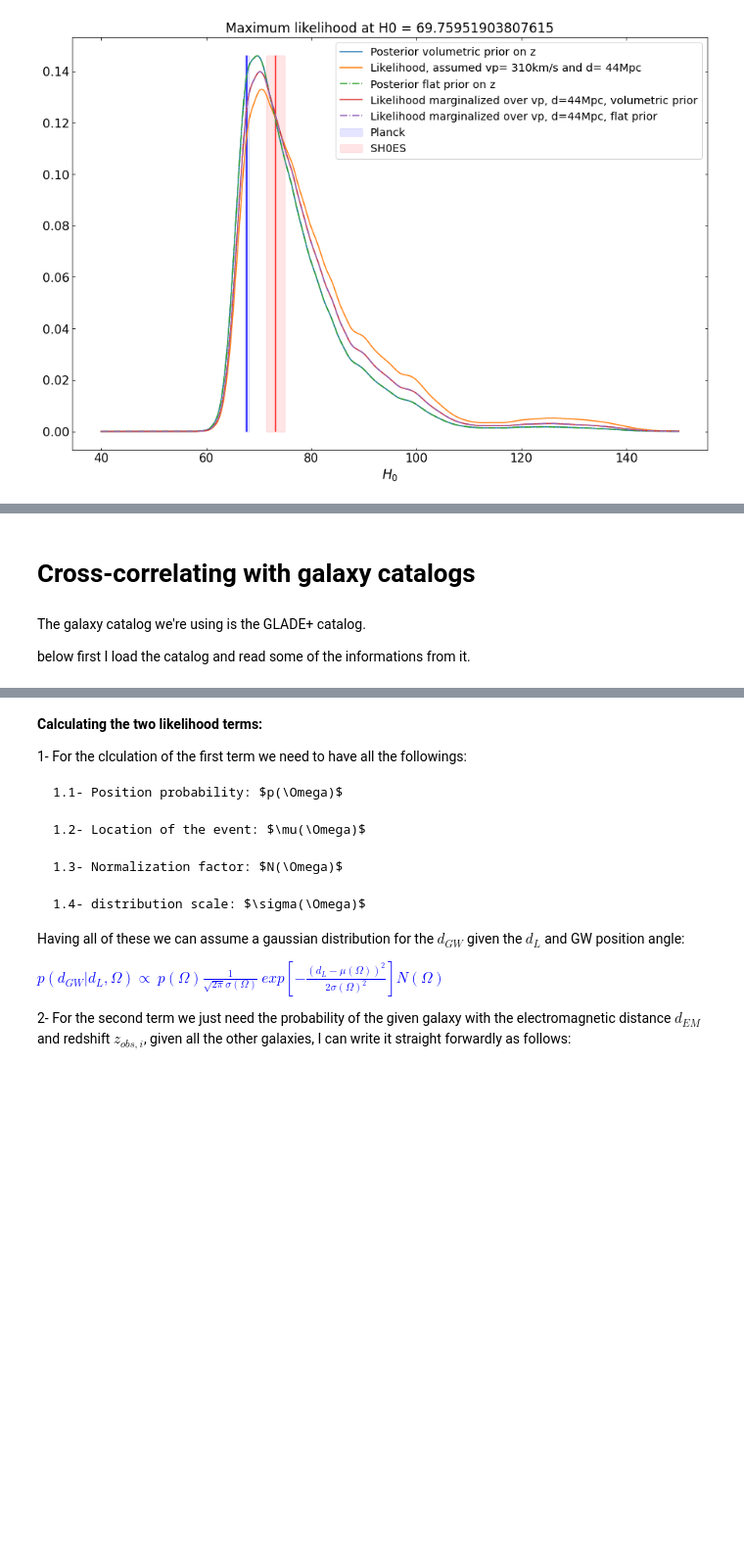
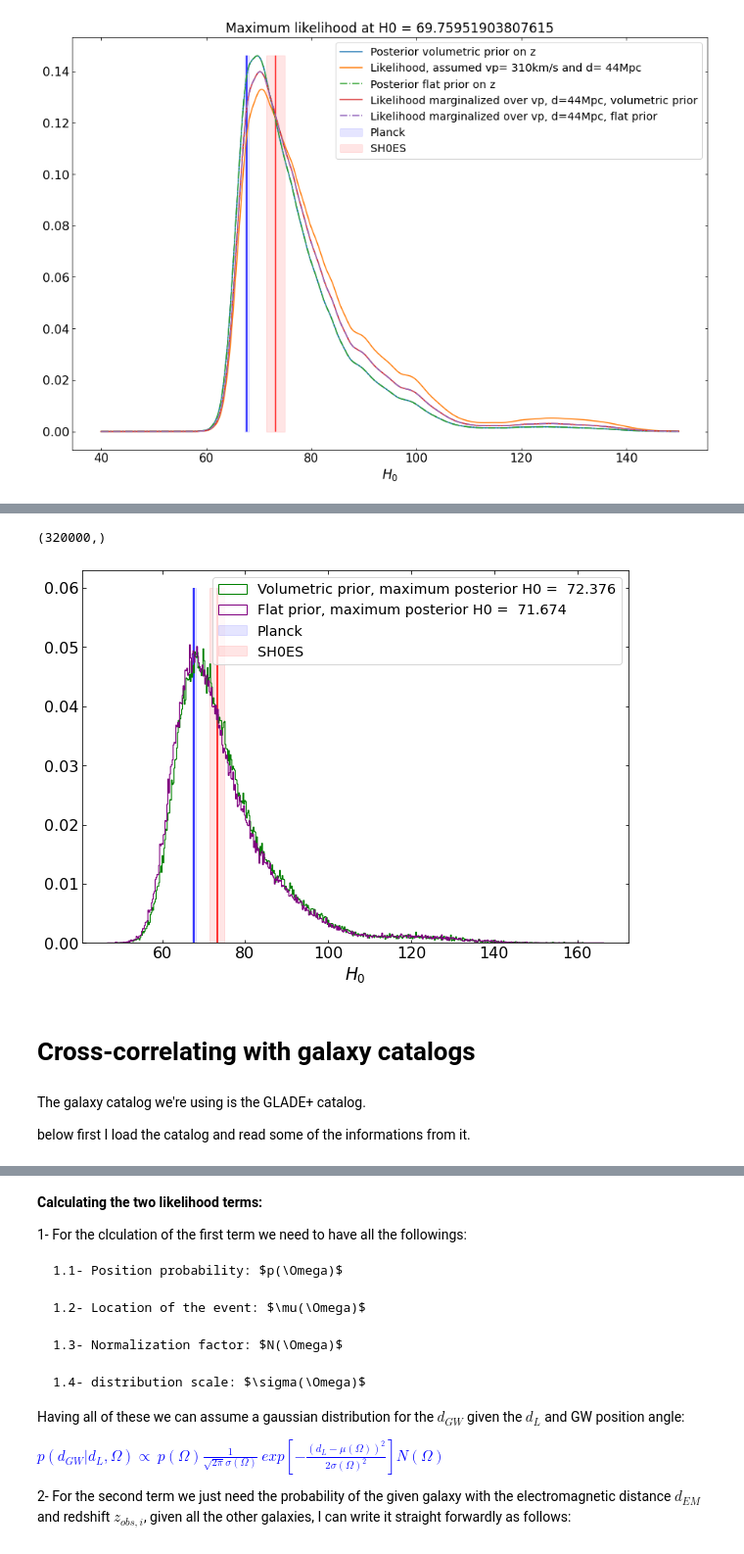
Before and after one commit to SabaEtezadRazavi/GWAstro, a Jupyter notebook: H0 estimation from GW170817 and it's optical counterpart.ipynb, the cells around one changed output, grey strips where cells are left out. Shown at 98% size. Cells and saved outputs as stored; diff of their text form; code cells hidden in the pictures; blank space fills up the shorter version.

```diff
--- a/H0 estimation from GW170817 and it's optical counterpart.ipynb
+++ b/H0 estimation from GW170817 and it's optical counterpart.ipynb
@@ -718,0 +1058,21 @@ plt.show()
+# %%
+H0,z, vp = result['x']
+print("""Maximum likelihood result:
+    H0 = {0} (truth: {1})
+    z = {2} (truth: {3})
+    vp = {4} (truth: {5})
+""".format(H0, 71, z, 0.01, vp, 310))
+
+# Set up the sampler.
+ndim, nwalkers = 3, 400
+
+#pos = np.vstack([np.linspace(20, 200, nwalkers), np.linspace(0.001, 0.5, nwalkers), np.linspace(-1000, 1000, nwalkers)]).T
+
+pos = np.array([result['x'] + 1e-3*np.random.randn(ndim) for i in range(nwalkers)])
+print("Positions are: ", pos.shape)
+sampler_flat = emcee.EnsembleSampler(nwalkers, ndim, lnp)
+#print pos
+# Clear and run the production chain.
+print("Running MCMC...")
+sampler_flat.run_mcmc(pos, 1000)
+print("Done.")
@@ -719,9 +1143,38 @@ plt.show()
+# %%
+samples_flat[:,0].shape
+# %% [output]
+(320000,)
+# %%
+#Comparing the posterior with volumetric and flat priors
+
+fig,ax = plt.subplots(1, figsize=(10,7))
+plt.hist(samples[:,0],histtype = "step", color="green", bins=550, density = True, label="Volumetric prior, maximum posterior H0 =  "+str(np.round( np.median(samples[:,0]) ,3 )) )
+plt.hist(samples_flat[:,0], histtype = "step", color="purple", bins = 550, density = True, label="Flat prior, maximum posterior H0 =  "+str(np.round( np.median(samples_flat[:,0]) ,3 )) )
+plt.legend()
+
+plt.vlines(67.74, 0 , 0.06, color = "blue")
+rect1 = patches.Rectangle((67.74-0.46, 0), 2*0.46, 0.06, linewidth=1, edgecolor='blue', facecolor='blue', label="Planck", alpha=0.1)
+# Add the patch to the Axes
+ax.add_patch(rect1)
+
+plt.vlines(73.24, 0 , 0.06, color = "red")
+rect2 = patches.Rectangle((73.24-1.74, 0), 2*1.74, 0.06, linewidth=1, edgecolor='r', facecolor='red', label="SH0ES", alpha = 0.1)
+# Add the patch to the Axes
+ax.add_patch(rect2)
+
+plt.xlabel(r"$H_0$", fontsize="xx-large")
+plt.legend(fontsize = "x-large")
+plt.tick_params(which='both',direction='in',labelsize=16,left=True,right=True,bottom=True,top=True)
+plt.savefig("./PosteriorH0-twoPrior-MCMC.png")
+plt.show()
+# %% [output]
+[figure, added]
 # %% [markdown]
 # Cross-correlating with galaxy catalogs
-# %% [markdown]
-The galaxy catalog we're using is the GLADE+ catalog.
-
-below first I load the catalog and read some of the informations from it.
+# %% [markdown]
+The galaxy catalog we're using is the GLADE+ catalog.
+
+below first I load the catalog and read some of the informations from it.
 # %%
 catalog_data = pd.read_csv("./GLADE+.txt", sep =" ")
 catalog_data
```
Also changed, not shown: parts of 38 cells of this notebook.
